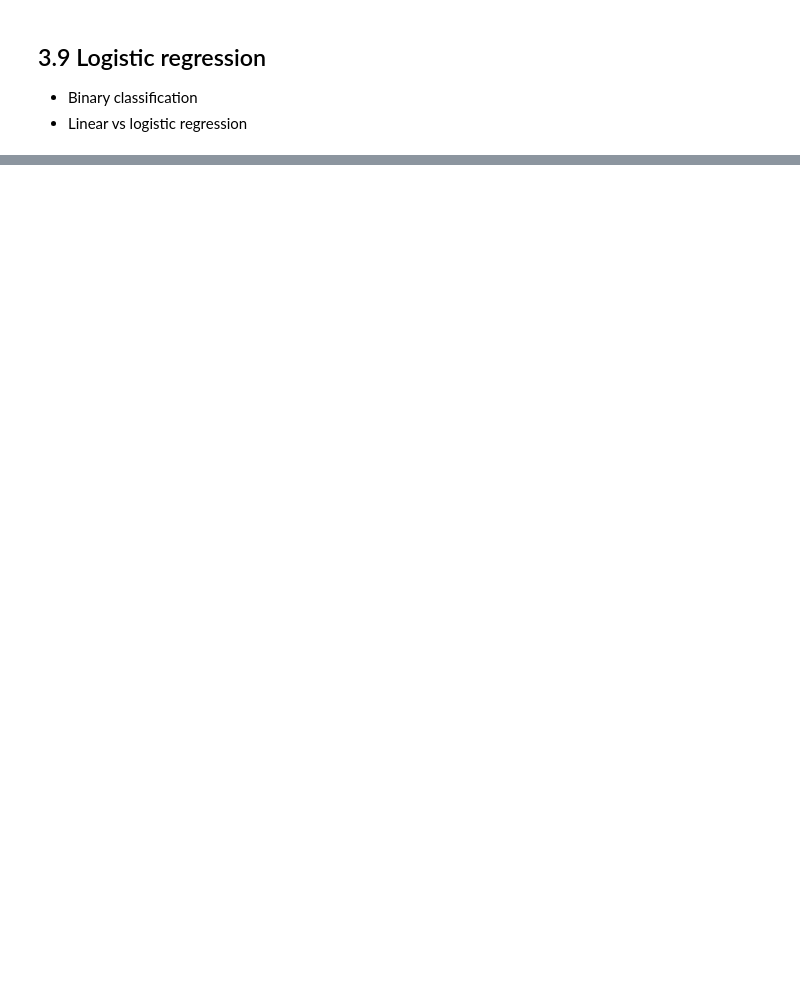
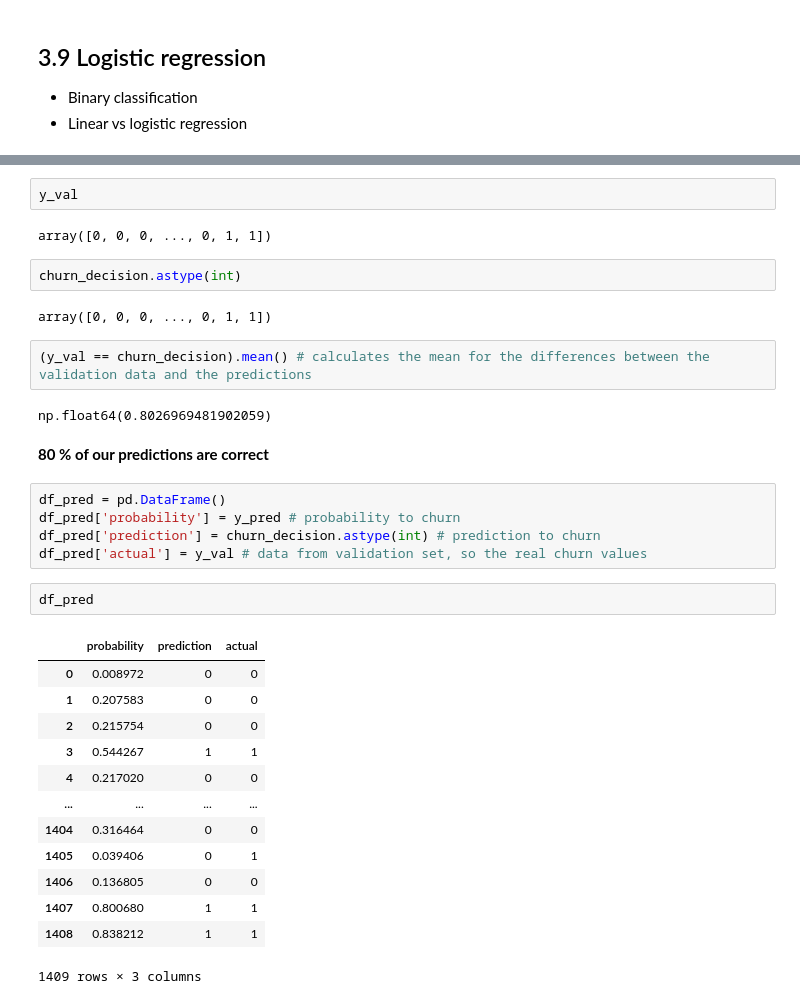
Before and after one commit to HeilmannKarl/machine-learning-zoomcamp, a Jupyter notebook: notebooks/chapter-03/3-machine-learning-classification.ipynb, the cells around one changed output, grey strips where cells are left out. Drawn from its saved outputs; the diff is of its cells as text; blank space fills up the shorter version.

```diff
--- a/notebooks/chapter-03/3-machine-learning-classification.ipynb
+++ b/notebooks/chapter-03/3-machine-learning-classification.ipynb
@@ -567,0 +737,35 @@ X_val = dv.transform(val_dicts)
+# %%
+y_val
+# %% [output]
+array([0, 0, 0, ..., 0, 1, 1])
+# %%
+churn_decision.astype(int)
+# %% [output]
+array([0, 0, 0, ..., 0, 1, 1])
+# %%
+(y_val == churn_decision).mean() # calculates the mean for the differences between the validation data and the predictions
+# %% [output]
+np.float64(0.8026969481902059)
+# %% [markdown]
+**80 % of our predictions are correct**
+# %%
+df_pred = pd.DataFrame()
+df_pred['probability'] = y_pred # probability to churn
+df_pred['prediction'] = churn_decision.astype(int) # prediction to churn
+df_pred['actual'] = y_val # data from validation set, so the real churn values
+# %%
+df_pred
+# %% [output]
+|  | probability | prediction | actual |
+| 0 | 0.008972 | 0 | 0 |
+| 1 | 0.207583 | 0 | 0 |
+| 2 | 0.215754 | 0 | 0 |
+| 3 | 0.544267 | 1 | 1 |
+| 4 | 0.217020 | 0 | 0 |
+| ... | ... | ... | ... |
+| 1404 | 0.316464 | 0 | 0 |
+| 1405 | 0.039406 | 0 | 1 |
+| 1406 | 0.136805 | 0 | 0 |
+| 1407 | 0.800680 | 1 | 1 |
+| 1408 | 0.838212 | 1 | 1 |
+1409 rows × 3 columns
```
Also changed, not shown: parts of 36 cells of this notebook, 7 other files.
